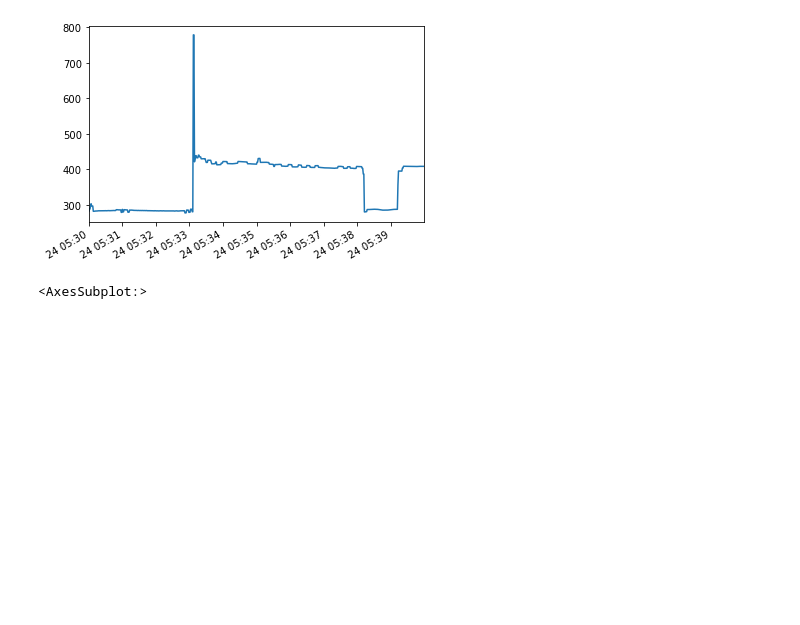
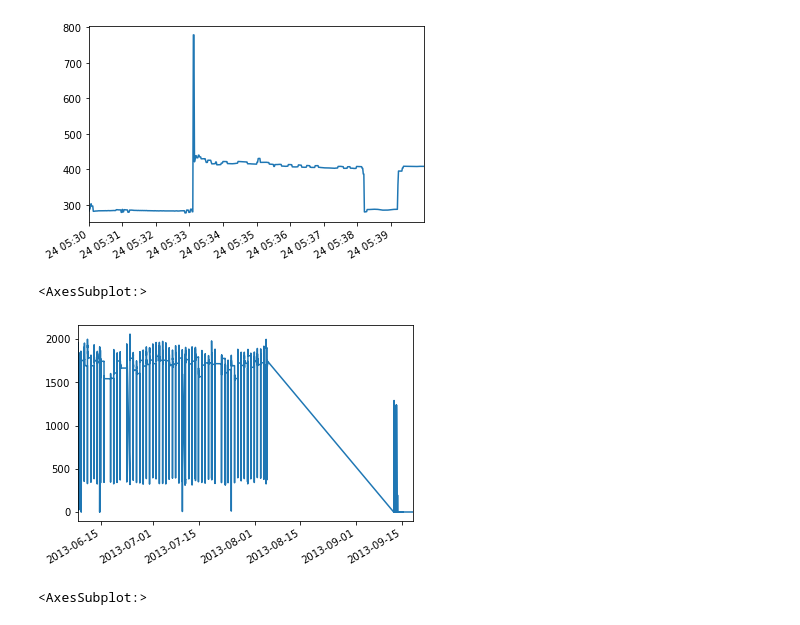
Before and after one commit to caxefaizan/RNN_Model, a Jupyter notebook: Get Data.ipynb, the cells around one changed output. Saved outputs shown, nothing was run; the diff lists cells and outputs as text; code cells hidden in the pictures; blank space fills up the shorter version.

```diff
--- a/Get Data.ipynb
+++ b/Get Data.ipynb
@@ -21,6 +21,12 @@ df[:600][('power','active')].plot()
 # %% [output]
 <AxesSubplot:>
 [figure]
+# %%
+aa = next(data['air conditioner'].load())[('power','active')]
+aa.plot()
+# %% [output]
+<AxesSubplot:>
+[figure, added]
 # %%
 a = next(data['air conditioner'].load())[('power','active')][:1024]
 j = a.to_numpy()
```
Also changed, not shown: parts of 49 cells of this notebook.
